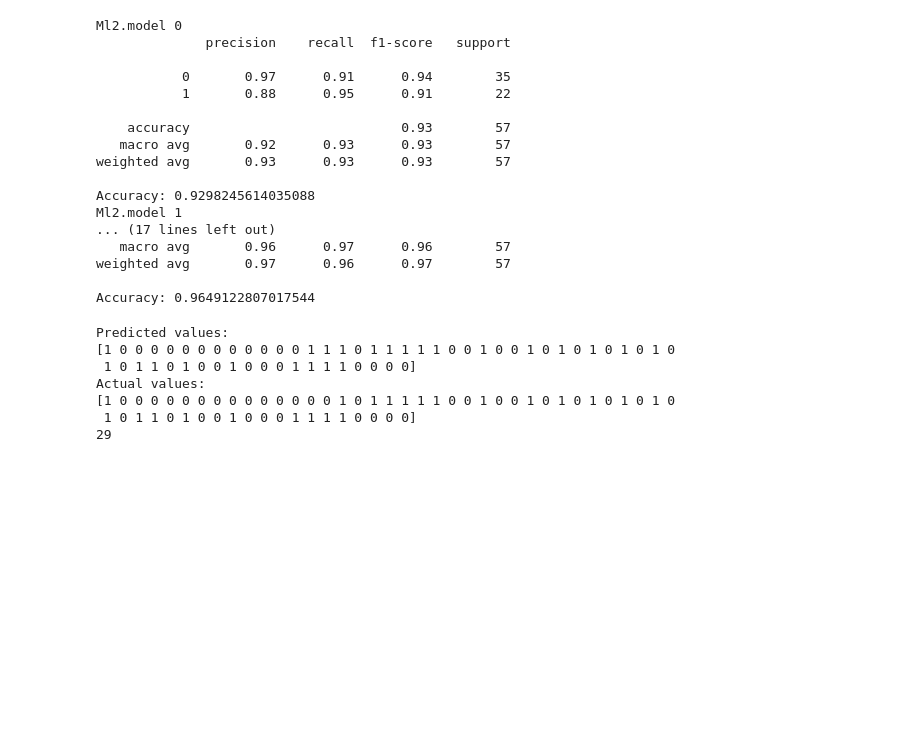
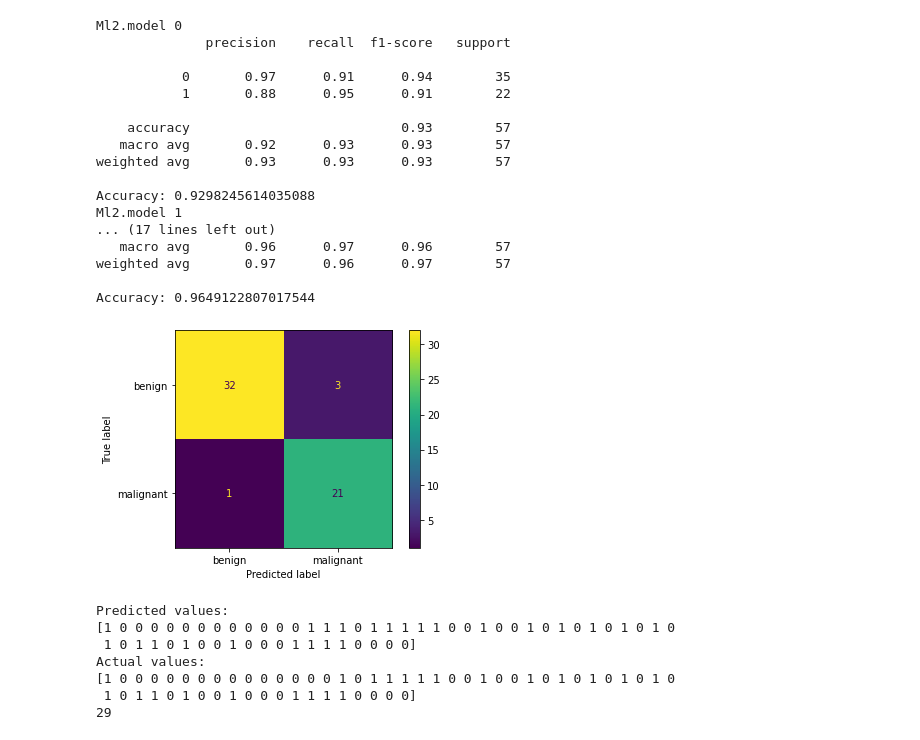
Before and after one commit to Sharat-Kizhakel/Machine_Learning_6th_sem_Project, a Jupyter notebook: machine_learning_2nd_week.ipynb, the cells around one changed output. Cells and saved outputs as stored; diff of their text form; code cells hidden in the pictures; blank space fills up the shorter version.

```diff
--- a/machine_learning_2nd_week.ipynb
+++ b/machine_learning_2nd_week.ipynb
@@ -201,0 +208,3 @@ model=models(X_train,Y_train) #tuple of all models
+# %%
+xgb_model=xgb.XGBClassifier(objective="binary:logistic",random_state=42)
+xgb_model.fit(X,Y)
@@ -201,0 +245,14 @@ model=models(X_train,Y_train) #tuple of all models
+# %%
+model = xgb.XGBClassifier(silent=False,
+                      scale_pos_weight=1,
+                      learning_rate=0.01,
+                      colsample_bytree = 0.8,
+                      subsample = 0.8,
+                      objective='binary:logistic',
+                      n_estimators=1000,
+                      reg_alpha = 0.3,
+                      max_depth=6,
+                      gamma=10)
+model.fit(X,Y)
+y_pred_xgb=model.predict(X_test)
+model.score(X_test,Y_test)
@@ -201,0 +267,8 @@ model=models(X_train,Y_train) #tuple of all models
+# %%
+# Grid Search allows you to find the right parameters.
+# The idea of creating a grid of parameters and trying out all the best possible combinations is called a Grid Search
+from sklearn.model_selection import GridSearchCV
+from sklearn.svm import SVC
+param_grid = {'max_depth': [2,4,6],'n_estimators': [50,100,200]}
+grid = GridSearchCV(model,param_grid, scoring='accuracy', verbose=1)
+grid.fit(X_train, Y_train)
@@ -201,0 +336,3 @@ model=models(X_train,Y_train) #tuple of all models
+# %%
+model_svm=SVC()
+model_svm.fit(X_train,Y_train)
@@ -229,6 +397,18 @@ Ml2.model 1
 weighted avg       0.97      0.96      0.97        57
 
 Accuracy: 0.9649122807017544
+# %%
+from sklearn import metrics
+
+confusion_matrix = metrics.confusion_matrix(Y_test,model[0].predict(X_test))
+
+cm_display = metrics.ConfusionMatrixDisplay(confusion_matrix = confusion_matrix, display_labels = ['benign','malignant'])
+
+
+cm_display.plot()
+plt.show()
+# %% [output]
+[figure, added]
 # %%
 pred=model[2].predict(X_test)
 print('Predicted values:')
```
Also changed, not shown: parts of 21 cells of this notebook.
